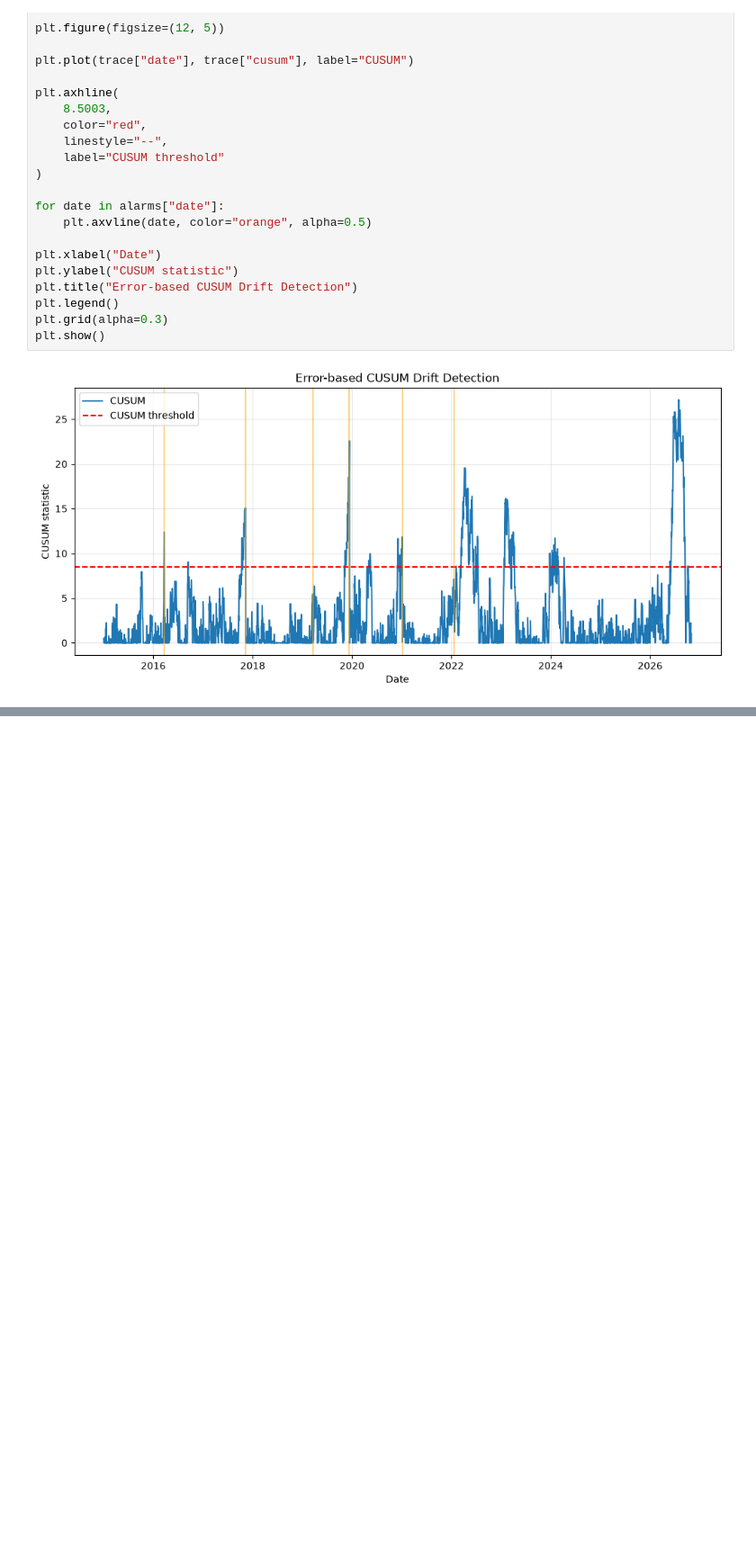
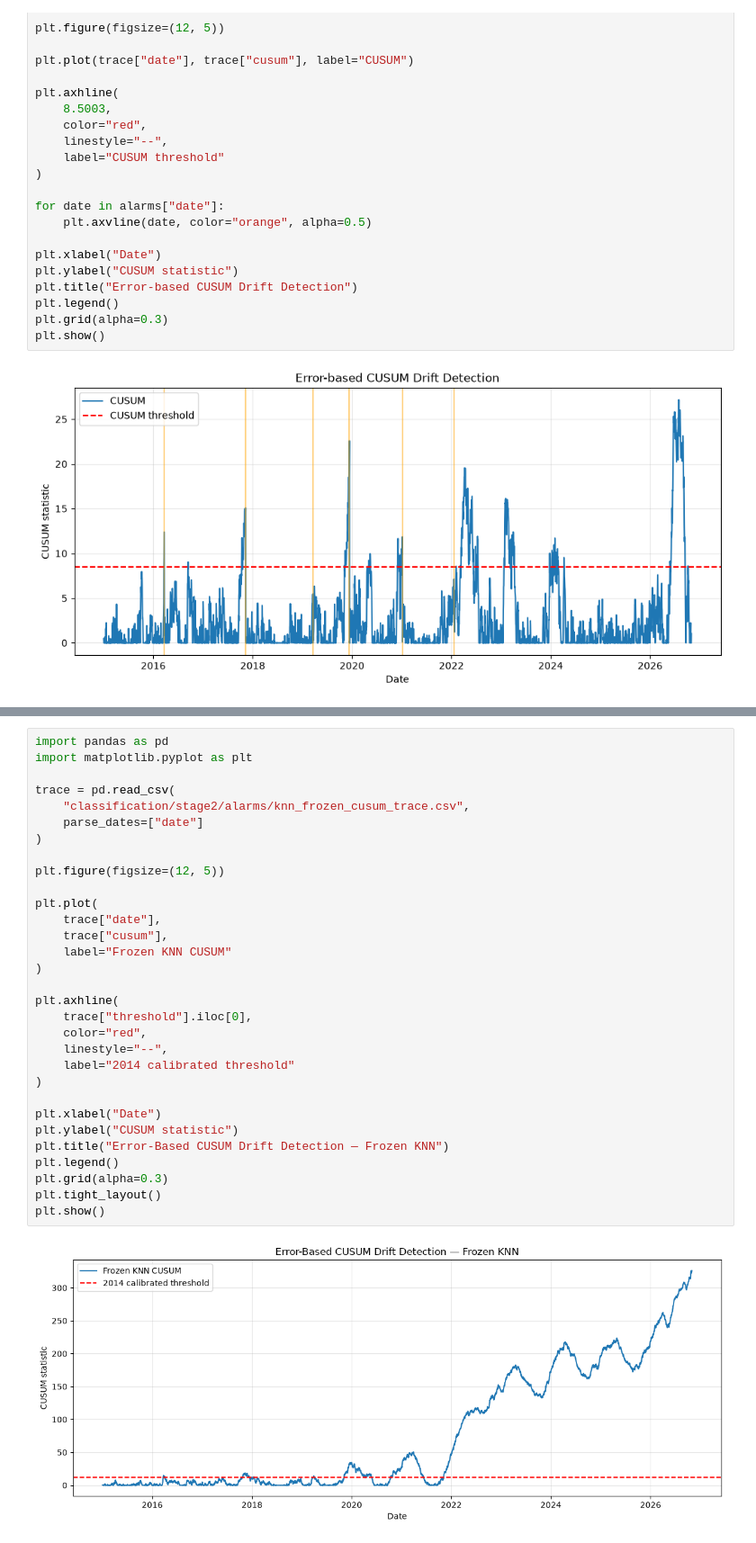
Before and after one commit to zyuraa/COMP9417MLPROJECT, a Jupyter notebook: starter_notebook.ipynb, the cells around one changed output, grey strips where cells are left out. Shown at 90% size. Saved outputs shown, nothing was run; the diff lists cells and outputs as text; blank space fills up the shorter version.

Commit message:
added classfication drift detection and other stuff

```diff
--- a/starter_notebook.ipynb
+++ b/starter_notebook.ipynb
@@ -809,0 +810,33 @@ plt.show()
+# %%
+import pandas as pd
+import matplotlib.pyplot as plt
+
+trace = pd.read_csv(
+    "classification/stage2/alarms/knn_frozen_cusum_trace.csv",
+    parse_dates=["date"]
+)
+
+plt.figure(figsize=(12, 5))
+
+plt.plot(
+    trace["date"],
+    trace["cusum"],
+    label="Frozen KNN CUSUM"
+)
+
+plt.axhline(
+    trace["threshold"].iloc[0],
+    color="red",
+    linestyle="--",
+    label="2014 calibrated threshold"
+)
+
+plt.xlabel("Date")
+plt.ylabel("CUSUM statistic")
+plt.title("Error-Based CUSUM Drift Detection — Frozen KNN")
+plt.legend()
+plt.grid(alpha=0.3)
+plt.tight_layout()
+plt.show()
+# %% [output]
+[figure, added]
```
Also changed, not shown: parts of 4 cells of this notebook, 51 other files.
